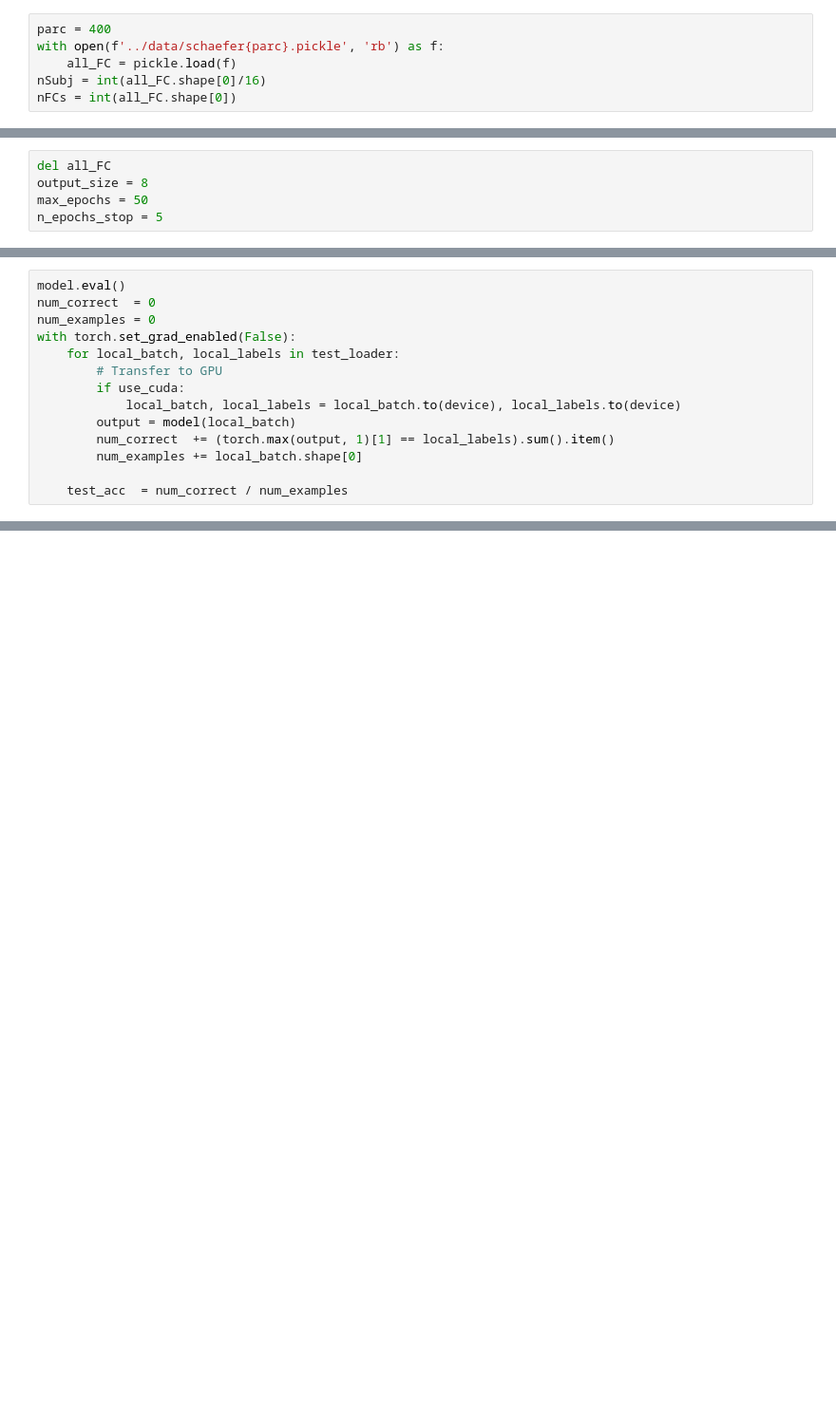
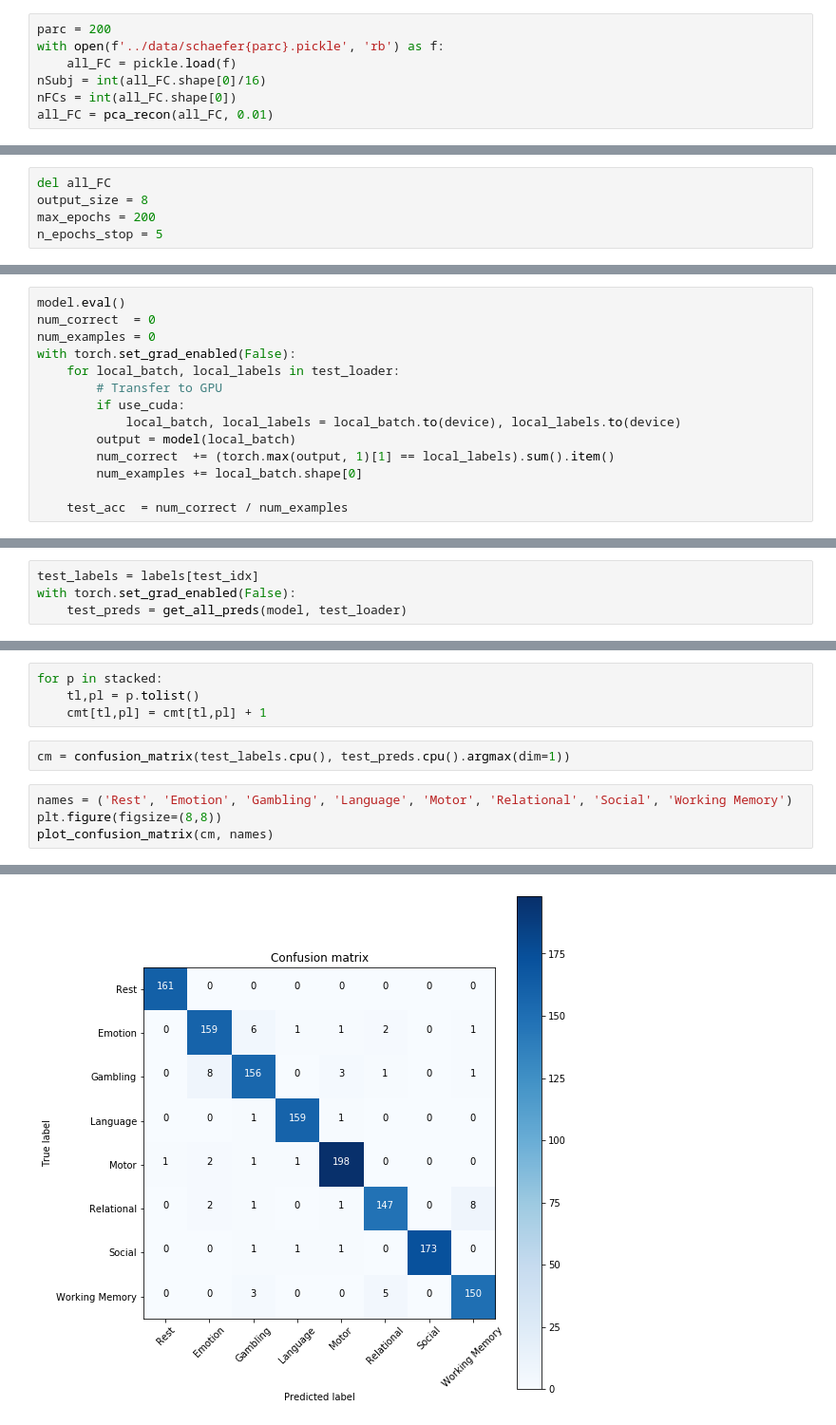
Before and after one commit to mwang29/fmri_learning, a Jupyter notebook: scripts/Schaefer CNN Demo.ipynb, the cells around one changed output, grey strips where cells are left out. Shown at 95% size. Saved outputs shown, nothing was run; the diff lists cells and outputs as text; blank space fills up the shorter version.

Commit message:
confusion matrix and validation curve

```diff
--- a/scripts/Schaefer CNN Demo.ipynb
+++ b/scripts/Schaefer CNN Demo.ipynb
@@ -34,9 +91,10 @@ def utri2mat(utri):
 # %%
-parc = 400
+parc = 200
 with open(f'../data/schaefer{parc}.pickle', 'rb') as f:
     all_FC = pickle.load(f)
 nSubj = int(all_FC.shape[0]/16)
 nFCs = int(all_FC.shape[0])
+all_FC = pca_recon(all_FC, 0.01)
 # %% [markdown]
 ## Deep Learning
 # %%
@@ -90,7 +148,7 @@ test_loader = data.DataLoader(test_dataset, batch_size=80) # create your dataloa
 # %%
 del all_FC
 output_size = 8
-max_epochs = 50
+max_epochs = 200
 n_epochs_stop = 5
 # %%
 class Net(nn.Module):
@@ -259,0 +346,4 @@ test_acc
+# %%
+test_labels = labels[test_idx]
+with torch.set_grad_enabled(False):
+    test_preds = get_all_preds(model, test_loader)
@@ -259,0 +354,11 @@ test_acc
+# %%
+for p in stacked:
+    tl,pl = p.tolist()
+    cmt[tl,pl] = cmt[tl,pl] + 1
+# %%
+cm = confusion_matrix(test_labels.cpu(), test_preds.cpu().argmax(dim=1))
+# %%
+names = ('Rest', 'Emotion', 'Gambling', 'Language', 'Motor', 'Relational', 'Social', 'Working Memory')
+plt.figure(figsize=(8,8))
+plot_confusion_matrix(cm, names)
+# %% [output]
@@ -259,0 +374 @@ test_acc
+[figure, added]
```
Also changed, not shown: parts of 17 cells of this notebook, 6 other files.
